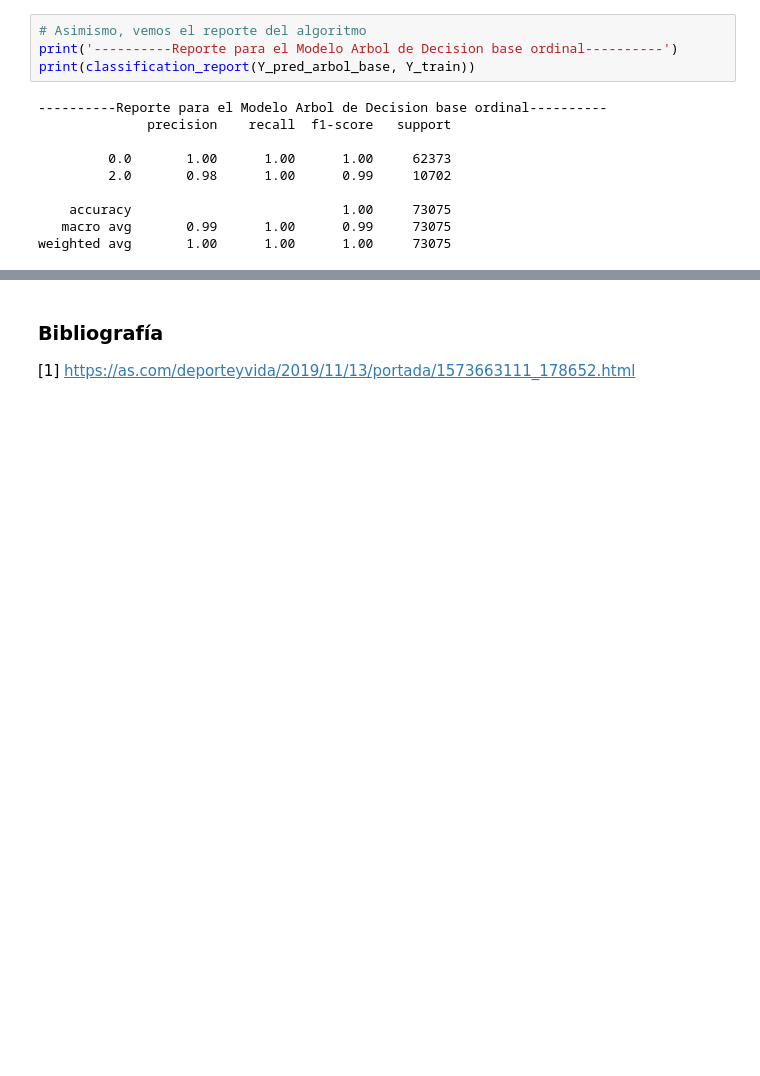
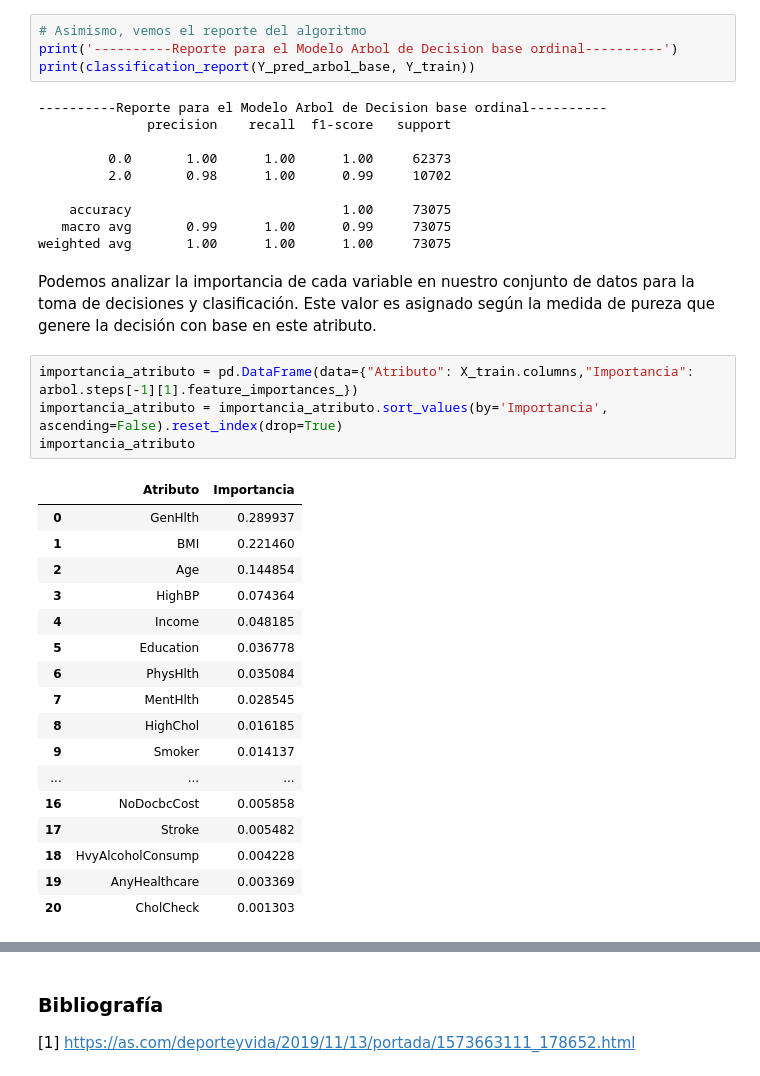
Before and after one commit to sofiaalvarezlopez/BI-Lab1, a Jupyter notebook: lab1_BI_alvarez_barahona_plata.ipynb, the cells around one changed output, grey strips where cells are left out. Saved outputs shown, nothing was run; the diff lists cells and outputs as text; blank space fills up the shorter version.

```diff
--- a/lab1_BI_alvarez_barahona_plata.ipynb
+++ b/lab1_BI_alvarez_barahona_plata.ipynb
@@ -680,3 +692,27 @@ print(classification_report(Y_pred_arbol_base, Y_train))
     accuracy                           1.00     73075
    macro avg       0.99      1.00      0.99     73075
 weighted avg       1.00      1.00      1.00     73075
+# %% [markdown]
+Podemos analizar la importancia de cada variable en nuestro conjunto de datos para la toma de decisiones y clasificación. Este valor es asignado según la medida de pureza que genere la decisión con base en este atributo.
+# %%
+importancia_atributo = pd.DataFrame(data={"Atributo": X_train.columns,"Importancia": arbol.steps[-1][1].feature_importances_})
+importancia_atributo = importancia_atributo.sort_values(by='Importancia', ascending=False).reset_index(drop=True)
+importancia_atributo
+# %% [output]
+|  | Atributo | Importancia |
+| 0 | GenHlth | 0.289937 |
+| 1 | BMI | 0.221460 |
+| 2 | Age | 0.144854 |
+| 3 | HighBP | 0.074364 |
+| 4 | Income | 0.048185 |
+| 5 | Education | 0.036778 |
+| 6 | PhysHlth | 0.035084 |
+| 7 | MentHlth | 0.028545 |
+| 8 | HighChol | 0.016185 |
+| 9 | Smoker | 0.014137 |
+| ... | ... | ... |
+| 16 | NoDocbcCost | 0.005858 |
+| 17 | Stroke | 0.005482 |
+| 18 | HvyAlcoholConsump | 0.004228 |
+| 19 | AnyHealthcare | 0.003369 |
+| 20 | CholCheck | 0.001303 |
```
Also changed, not shown: parts of 20 cells of this notebook, 3 other files.
